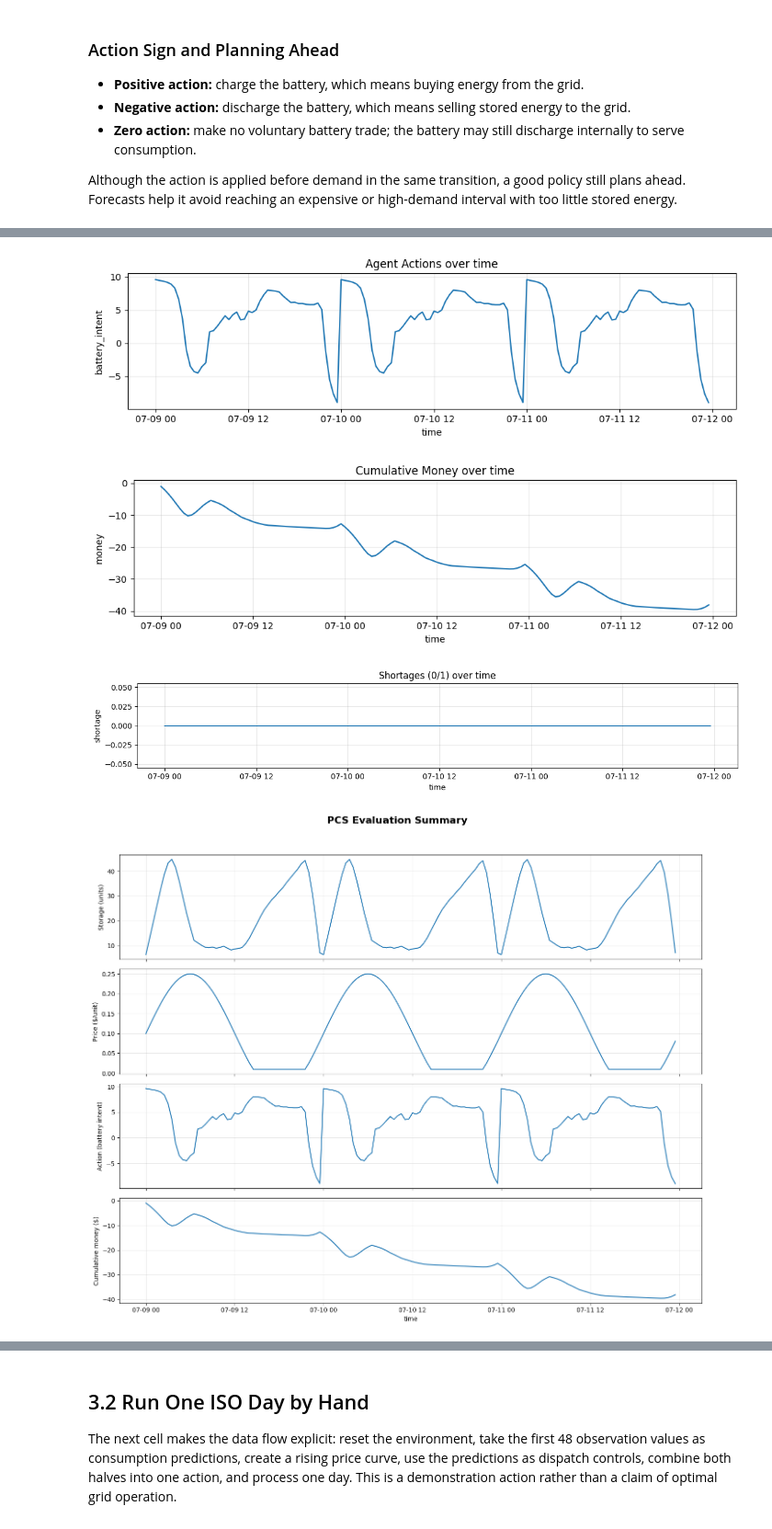
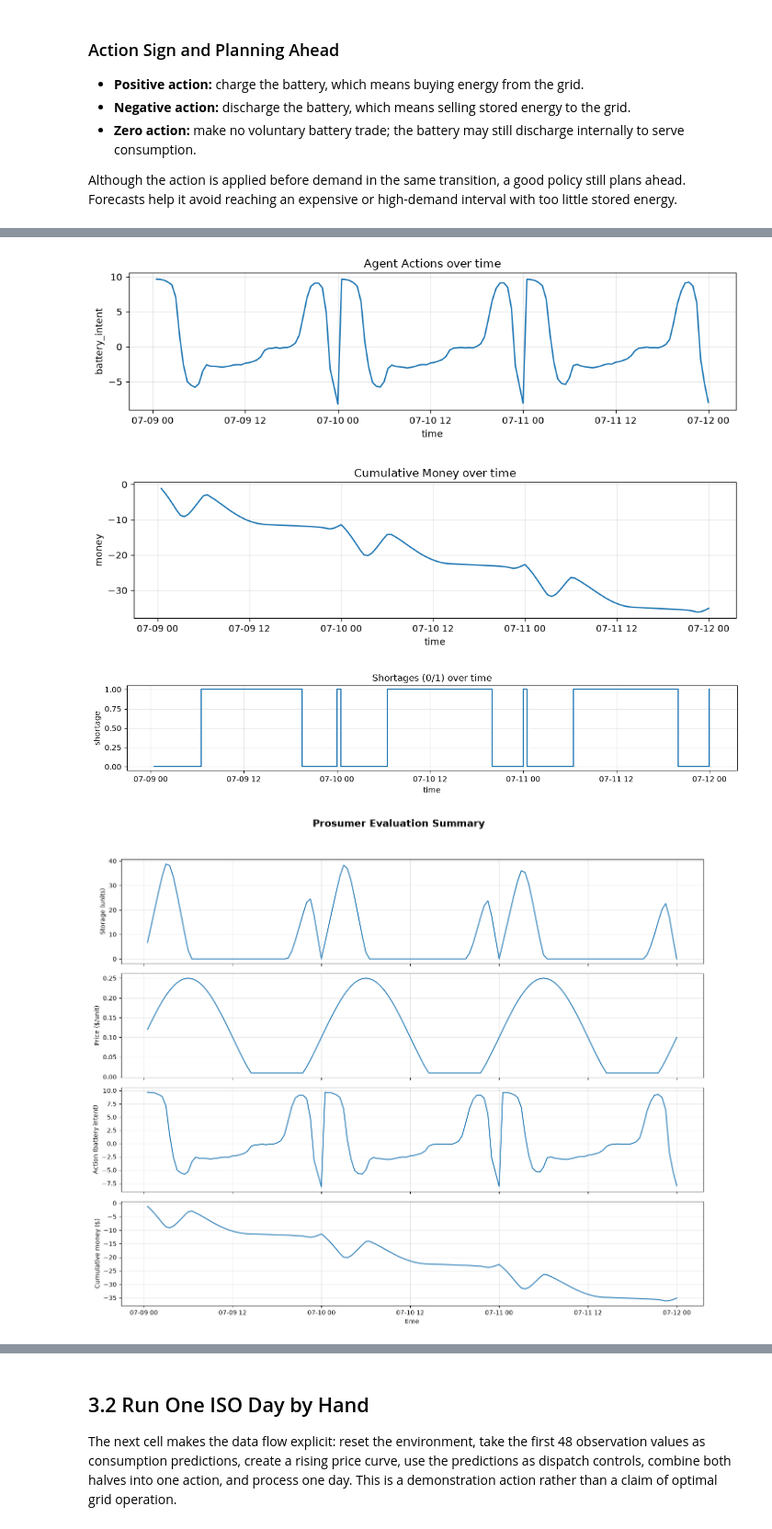
Before and after one commit to CLAIR-LAB-TECHNION/energy-net, a Jupyter notebook: Energy_Net_Tutorial.ipynb, the cells around one changed output, grey strips where cells are left out. Shown at 92% size. Cells and saved outputs as stored; diff of their text form; code cells hidden in the pictures.

```diff
--- a/Energy_Net_Tutorial.ipynb
+++ b/Energy_Net_Tutorial.ipynb
@@ -101,12 +121,12 @@ The example uses repository test fixtures so it can run without preparing a sepa
 # %%
 import numpy as np
 
-from energy_net.gym_envs.pcs_env import PCSEnv
+from energy_net.gym_envs.prosumer_env import ProsumerEnv
 
-env = PCSEnv(
+env = ProsumerEnv(
     render_mode="human",
-    test_data_file="tests/gym/data_for_tests/synthetic_household_consumption_test.csv",
-    predictions_file="tests/gym/data_for_tests/consumption_predictions_without_features.csv",
+    load_data_file="tests/gym/data_for_tests/synthetic_household_consumption_test.csv",
+    load_forecast_file="tests/gym/data_for_tests/consumption_predictions_without_features.csv",
     shortage_penalty=1,
 )
 # %% [output]
@@ -308,8 +331,8 @@ Training reward alone does not explain what the policy learned. The evaluation l
 Try changing training settings only after this baseline evaluation works, so comparisons remain interpretable.
 # %%
 # ---------------- EVALUATION ----------------
-env_eval = PCSEnv(render_mode='human', test_data_file='tests/gym/data_for_tests/synthetic_household_consumption_test.csv',
-                 predictions_file='tests/gym/data_for_tests/consumption_predictions_without_features.csv',shortage_penalty = 1)
+env_eval = ProsumerEnv(render_mode='human', load_data_file='tests/gym/data_for_tests/synthetic_household_consumption_test.csv',
+                 load_forecast_file='tests/gym/data_for_tests/consumption_predictions_without_features.csv',shortage_penalty = 1)
 # Prepare storage for metrics
 timestamps = []
 storage_before = []
@@ -347,7 +370,7 @@ for day in range(num_days):
         prices.append(info.get("current_price"))
         actions.append(float(info.get("battery_action", action[0] if hasattr(action, "__len__") else float(action))))
         step_money.append(info.get("step_money", 0.0))
-        total_money.append(info.get("total_money_so_far", env_eval.get_money()))
+        total_money.append(info.get("total_money_so_far", env_eval.simulator.metrics.total_money))
         shortages.append(1 if info.get("shortage", False) else 0)
         consumptions.append(info.get("consumption_units", 0.0))
         avail_discharges.append(info.get("available_discharge_units", 0.0))
@@ -425,7 +443,7 @@ plt.show()
 
 # ---------- COMBINED MULTI-PANEL SUMMARY ----------
 fig, axes = plt.subplots(4, 1, figsize=(14,12), sharex=True)
-fig.suptitle("PCS Evaluation Summary", fontsize=16, fontweight='bold')
+fig.suptitle("Prosumer Evaluation Summary", fontsize=16, fontweight='bold')
 
 axes[0].plot(df['timestamp'], df['storage_after'])
 axes[0].set_ylabel("Storage (units)")
@@ -453,7 +471,7 @@ plt.show()
-[figure, old version]
+[figure, new version]
-[figure, old version]
+[figure, new version]
-[figure, old version]
+[figure, new version]
-[figure, old version]
+[figure, new version]
 # %% [markdown]
 # 3. ISO Environment: Day-Ahead Grid Decisions
 
```
Also changed, not shown: parts of 27 cells of this notebook.
